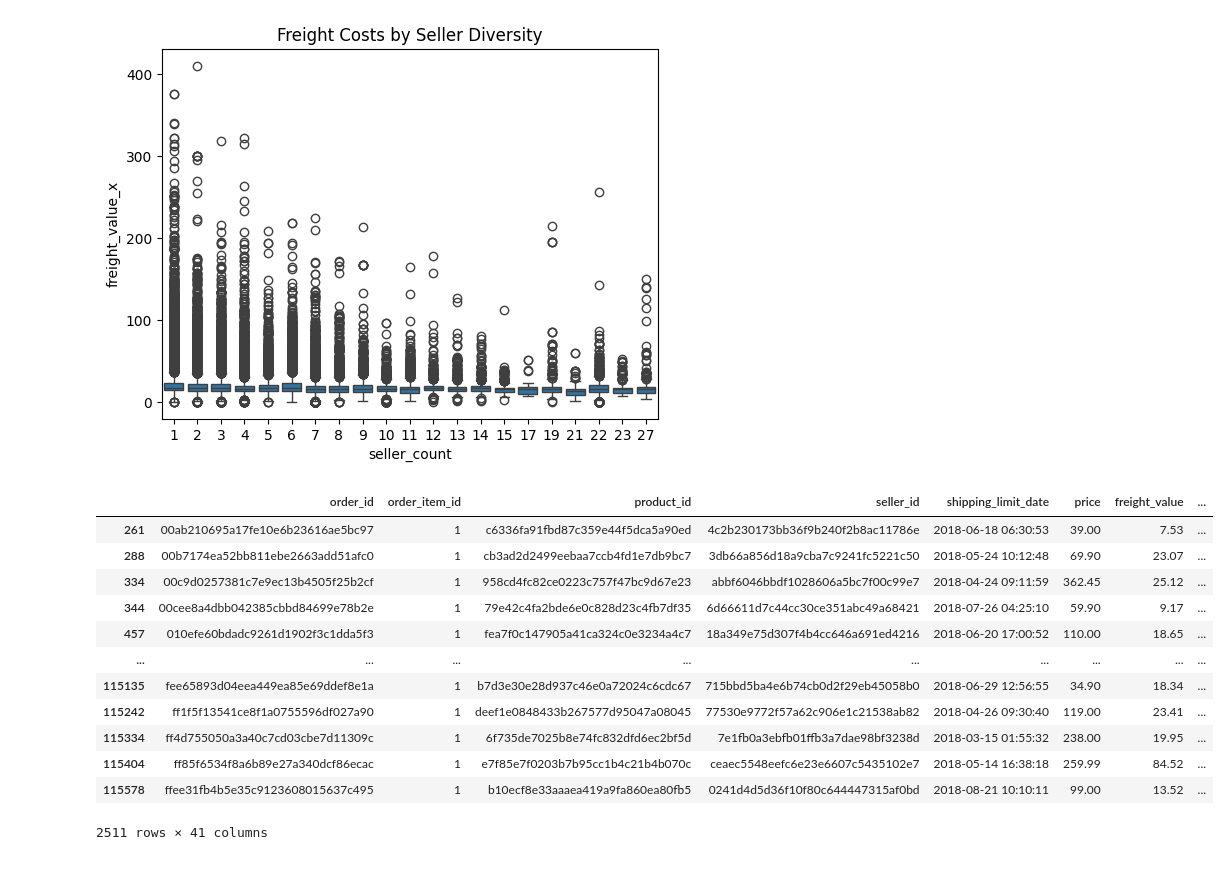
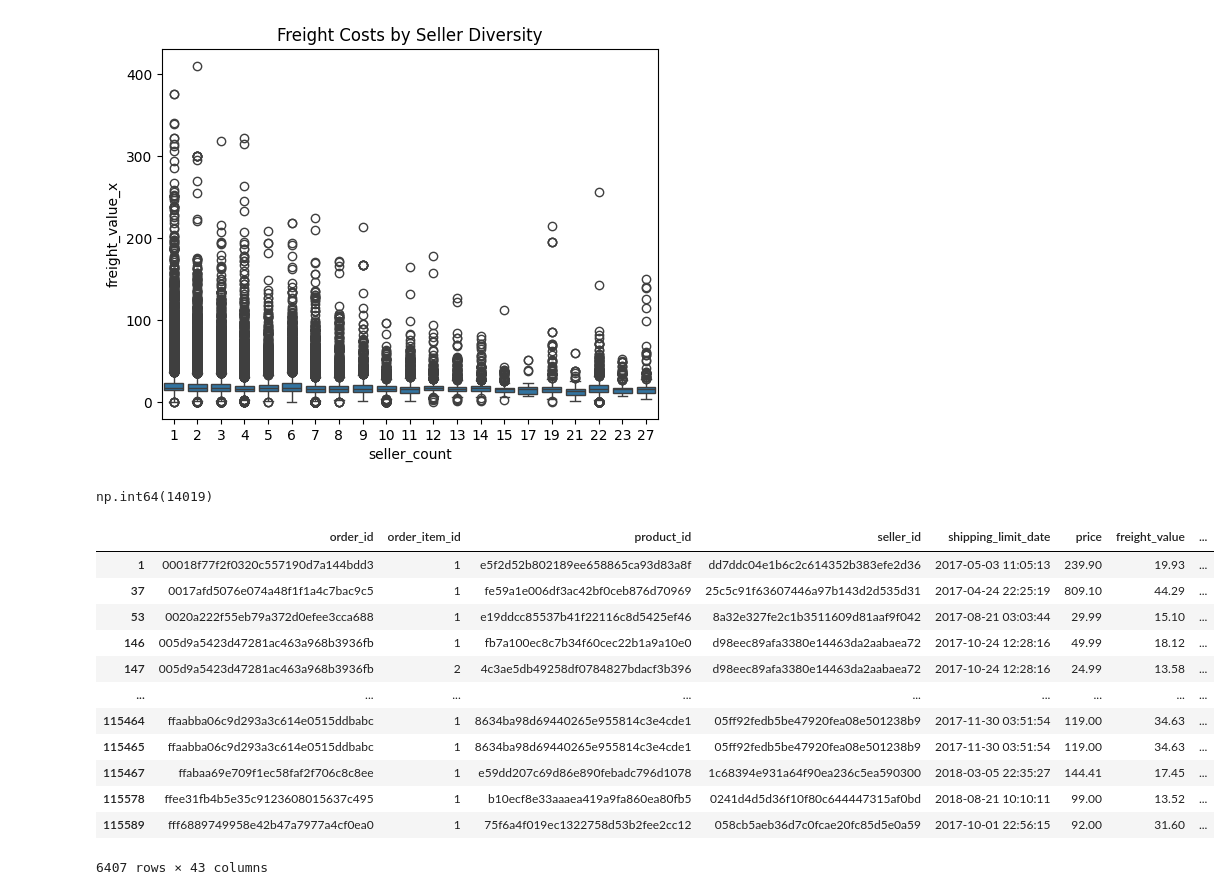
Before and after one commit to mikvyork/schulich_data_science, a Jupyter notebook: mban6110_a2/v1.ipynb, the cells around one changed output. Cells and saved outputs as stored; diff of their text form; code cells hidden in the pictures.

```diff
--- a/mban6110_a2/v1.ipynb
+++ b/mban6110_a2/v1.ipynb
@@ -34,3 +34,8 @@ main_df = order_items.merge(order_payments, on='order_id') \
                      .merge(sellers, on='seller_id')\
                      .merge(orders, on='order_id')\
                      .merge(customers, on='customer_id')
+# %%
+main_df['order_purchase_timestamp'] = pd.to_datetime(main_df['order_purchase_timestamp'])
+last_purchase = main_df.groupby('customer_unique_id')['order_purchase_timestamp'].max().reset_index()
+last_purchase.columns = ['customer_unique_id', 'last_purchase_date']
+main_df = main_df.merge(last_purchase, on='customer_unique_id', how='left')
@@ -53,5 +74,3 @@ main_df
-# %%
-main_df['last_purchase_date'] = pd.to_datetime(main_df['order_purchase_timestamp'])
 # %%
 # TOP PRODUCT_CATEGORY SALES
 plot = main_df['product_category_name_english'].value_counts().head(4)
@@ -85,6 +104,8 @@ Passing `palette` without assigning `hue` is deprecated and will be removed in v
 
   sns.countplot(x='product_diversity', data=product_diversity, palette=['#4c72b0', '#55a868'])
 [figure]
+# %%
+main_df = main_df.merge(product_diversity, on='seller_id', how='left')
 # %%
 # SELLLER DIVERSITY VS BASKET VALUE
 order_basket_value = (
@@ -118,33 +139,46 @@ plt.title("Freight Costs by Seller Diversity")
 plt.show()
 # %% [output]
 [figure]
+# %%
+((main_df['customer_unique_id'].value_counts()) >= 2).sum()
+# %% [output]
+np.int64(14019)
 # %%
 # ------------------------- TARGET AUDIENCE FILTERS  ------------------------- #
 
-six_months_ago = main_df['last_purchase_date'].max() - pd.DateOffset(months=6)
+# Repeat Customers (>2 orders)
 repeat_customer_ids = (
 	main_df.groupby('customer_unique_id')['order_id']
 	.nunique()
-	.loc[lambda x: x > 1]
+	.loc[lambda x: x >= 2]
 	.index
 )
+
+# Last purchase within 12 months
+latest_date = main_df['last_purchase_date'].max()
+twelve_months_ago = latest_date - pd.DateOffset(months=12)
+recent_customer_ids = last_purchase[last_purchase['last_purchase_date'] >= twelve_months_ago]['customer_unique_id']
+
+#Filters
 target_audience = main_df.loc[
-	(main_df['last_purchase_date'] >= six_months_ago) & (main_df['order_status'] == 'delivered') & (main_df['customer_unique_id'].isin(repeat_customer_ids))
+	(main_df['customer_unique_id']).isin(repeat_customer_ids)  &
+    (main_df['order_status'] == 'delivered') &
+    (main_df['customer_unique_id']).isin(recent_customer_ids)
 ]
 
 target_audience
 # %% [output]
 |  | order_id | order_item_id | product_id | seller_id | shipping_limit_date | price | freight_value | ... |
-| 261 | 00ab210695a17fe10e6b23616ae5bc97 | 1 | c6336fa91fbd87c359e44f5dca5a90ed | 4c2b230173bb36f9b240f2b8ac11786e | 2018-06-18 06:30:53 | 39.00 | 7.53 | ... |
-| 288 | 00b7174ea52bb811ebe2663add51afc0 | 1 | cb3ad2d2499eebaa7ccb4fd1e7db9bc7 | 3db66a856d18a9cba7c9241fc5221c50 | 2018-05-24 10:12:48 | 69.90 | 23.07 | ... |
-| 334 | 00c9d0257381c7e9ec13b4505f25b2cf | 1 | 958cd4fc82ce0223c757f47bc9d67e23 | abbf6046bbdf1028606a5bc7f00c99e7 | 2018-04-24 09:11:59 | 362.45 | 25.12 | ... |
-| 344 | 00cee8a4dbb042385cbbd84699e78b2e | 1 | 79e42c4fa2bde6e0c828d23c4fb7df35 | 6d66611d7c44cc30ce351abc49a68421 | 2018-07-26 04:25:10 | 59.90 | 9.17 | ... |
-| 457 | 010efe60bdadc9261d1902f3c1dda5f3 | 1 | fea7f0c147905a41ca324c0e3234a4c7 | 18a349e75d307f4b4cc646a691ed4216 | 2018-06-20 17:00:52 | 110.00 | 18.65 | ... |
+| 1 | 00018f77f2f0320c557190d7a144bdd3 | 1 | e5f2d52b802189ee658865ca93d83a8f | dd7ddc04e1b6c2c614352b383efe2d36 | 2017-05-03 11:05:13 | 239.90 | 19.93 | ... |
+| 37 | 0017afd5076e074a48f1f1a4c7bac9c5 | 1 | fe59a1e006df3ac42bf0ceb876d70969 | 25c5c91f63607446a97b143d2d535d31 | 2017-04-24 22:25:19 | 809.10 | 44.29 | ... |
+| 53 | 0020a222f55eb79a372d0efee3cca688 | 1 | e19ddcc85537b41f22116c8d5425ef46 | 8a32e327fe2c1b3511609d81aaf9f042 | 2017-08-21 03:03:44 | 29.99 | 15.10 | ... |
+| 146 | 005d9a5423d47281ac463a968b3936fb | 1 | fb7a100ec8c7b34f60cec22b1a9a10e0 | d98eec89afa3380e14463da2aabaea72 | 2017-10-24 12:28:16 | 49.99 | 18.12 | ... |
+| 147 | 005d9a5423d47281ac463a968b3936fb | 2 | 4c3ae5db49258df0784827bdacf3b396 | d98eec89afa3380e14463da2aabaea72 | 2017-10-24 12:28:16 | 24.99 | 13.58 | ... |
 | ... | ... | ... | ... | ... | ... | ... | ... | ... |
-| 115135 | fee65893d04eea449ea85e69ddef8e1a | 1 | b7d3e30e28d937c46e0a72024c6cdc67 | 715bbd5ba4e6b74cb0d2f29eb45058b0 | 2018-06-29 12:56:55 | 34.90 | 18.34 | ... |
-| 115242 | ff1f5f13541ce8f1a0755596df027a90 | 1 | deef1e0848433b267577d95047a08045 | 77530e9772f57a62c906e1c21538ab82 | 2018-04-26 09:30:40 | 119.00 | 23.41 | ... |
-| 115334 | ff4d755050a3a40c7cd03cbe7d11309c | 1 | 6f735de7025b8e74fc832dfd6ec2bf5d | 7e1fb0a3ebfb01ffb3a7dae98bf3238d | 2018-03-15 01:55:32 | 238.00 | 19.95 | ... |
-| 115404 | ff85f6534f8a6b89e27a340dcf86ecac | 1 | e7f85e7f0203b7b95cc1b4c21b4b070c | ceaec5548eefc6e23e6607c5435102e7 | 2018-05-14 16:38:18 | 259.99 | 84.52 | ... |
+| 115464 | ffaabba06c9d293a3c614e0515ddbabc | 1 | 8634ba98d69440265e955814c3e4cde1 | 05ff92fedb5be47920fea08e501238b9 | 2017-11-30 03:51:54 | 119.00 | 34.63 | ... |
+| 115465 | ffaabba06c9d293a3c614e0515ddbabc | 1 | 8634ba98d69440265e955814c3e4cde1 | 05ff92fedb5be47920fea08e501238b9 | 2017-11-30 03:51:54 | 119.00 | 34.63 | ... |
+| 115467 | ffabaa69e709f1ec58faf2f706c8c8ee | 1 | e59dd207c69d86e890febadc796d1078 | 1c68394e931a64f90ea236c5ea590300 | 2018-03-05 22:35:27 | 144.41 | 17.45 | ... |
 | 115578 | ffee31fb4b5e35c9123608015637c495 | 1 | b10ecf8e33aaaea419a9fa860ea80fb5 | 0241d4d5d36f10f80c644447315af0bd | 2018-08-21 10:10:11 | 99.00 | 13.52 | ... |
+| 115589 | fff6889749958e42b47a7977a4cf0ea0 | 1 | 75f6a4f019ec1322758d53b2fee2cc12 | 058cb5aeb36d7c0fcae20fc85d5e0a59 | 2017-10-01 22:56:15 | 92.00 | 31.60 | ... |
-2511 rows × 41 columns
+6407 rows × 43 columns
 # %%
```
Also changed, not shown: parts of 7 cells of this notebook.
